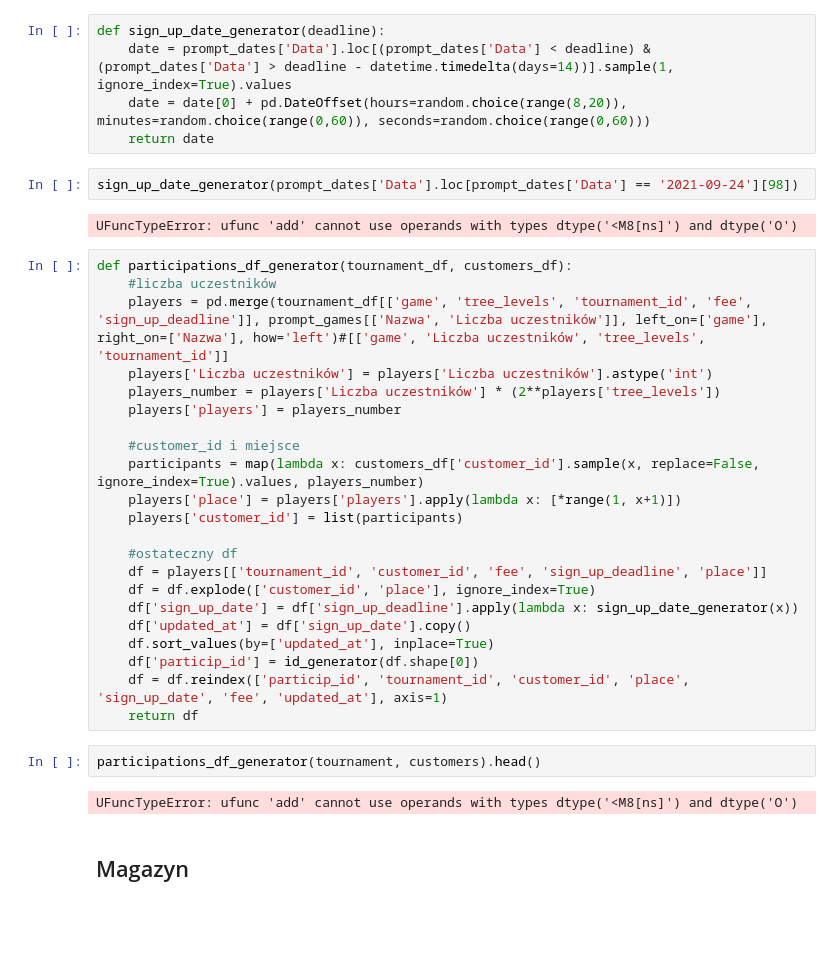
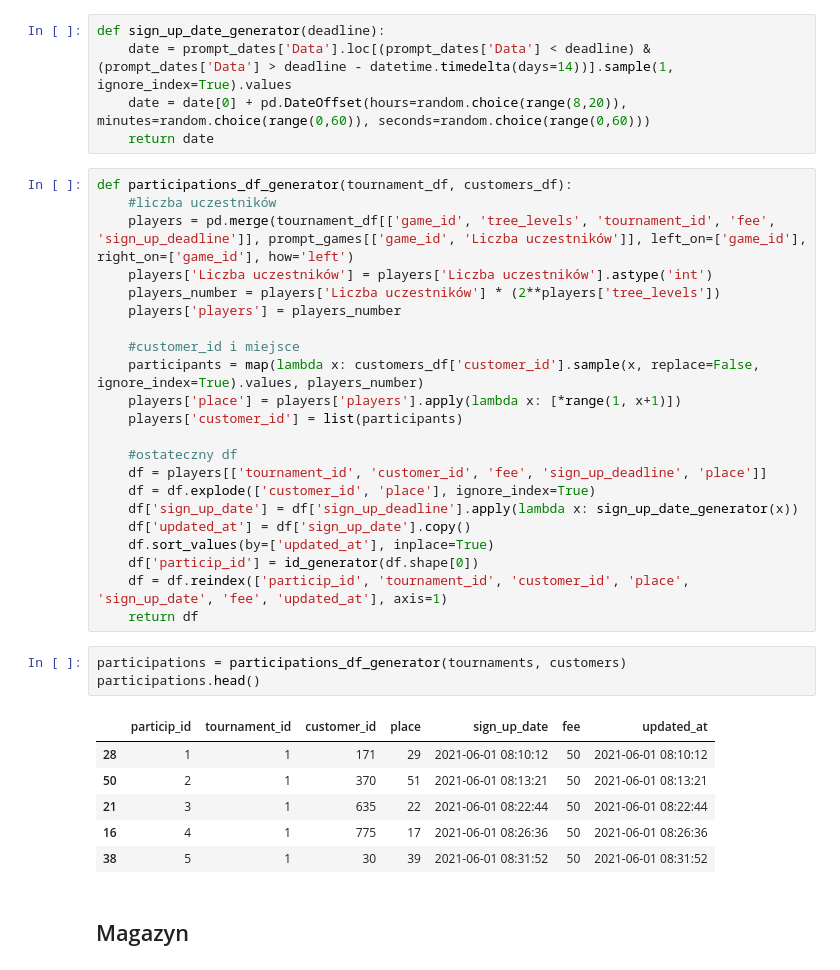
Before and after one commit to o-Mateo-o/geeks-and-dragons-db, a Jupyter notebook: notebooks/attempts/gen.ipynb, the cells around one changed output. Saved outputs shown, nothing was run; the diff lists cells and outputs as text; blank space fills up the shorter version.

```diff
--- a/notebooks/attempts/gen.ipynb
+++ b/notebooks/attempts/gen.ipynb
@@ -661,14 +645,10 @@ def sign_up_date_generator(deadline):
     date = prompt_dates['Data'].loc[(prompt_dates['Data'] < deadline) & (prompt_dates['Data'] > deadline - datetime.timedelta(days=14))].sample(1, ignore_index=True).values
     date = date[0] + pd.DateOffset(hours=random.choice(range(8,20)), minutes=random.choice(range(0,60)), seconds=random.choice(range(0,60)))
     return date
-# %%
-sign_up_date_generator(prompt_dates['Data'].loc[prompt_dates['Data'] == '2021-09-24'][98])
-# %% [output]
-UFuncTypeError: ufunc 'add' cannot use operands with types dtype('<M8[ns]') and dtype('O')
 # %%
 def participations_df_generator(tournament_df, customers_df):
     #liczba uczestników
-    players = pd.merge(tournament_df[['game', 'tree_levels', 'tournament_id', 'fee', 'sign_up_deadline']], prompt_games[['Nazwa', 'Liczba uczestników']], left_on=['game'], right_on=['Nazwa'], how='left')#[['game', 'Liczba uczestników', 'tree_levels', 'tournament_id']]
+    players = pd.merge(tournament_df[['game_id', 'tree_levels', 'tournament_id', 'fee', 'sign_up_deadline']], prompt_games[['game_id', 'Liczba uczestników']], left_on=['game_id'], right_on=['game_id'], how='left')
     players['Liczba uczestników'] = players['Liczba uczestników'].astype('int')
     players_number = players['Liczba uczestników'] * (2**players['tree_levels'])
     players['players'] = players_number
@@ -688,9 +668,15 @@ def participations_df_generator(tournament_df, customers_df):
     df = df.reindex(['particip_id', 'tournament_id', 'customer_id', 'place', 'sign_up_date', 'fee', 'updated_at'], axis=1)
     return df
 # %%
-participations_df_generator(tournament, customers).head()
+participations = participations_df_generator(tournaments, customers)
+participations.head()
 # %% [output]
-UFuncTypeError: ufunc 'add' cannot use operands with types dtype('<M8[ns]') and dtype('O')
+|  | particip_id | tournament_id | customer_id | place | sign_up_date | fee | updated_at |
+| 28 | 1 | 1 | 171 | 29 | 2021-06-01 08:10:12 | 50 | 2021-06-01 08:10:12 |
+| 50 | 2 | 1 | 370 | 51 | 2021-06-01 08:13:21 | 50 | 2021-06-01 08:13:21 |
+| 21 | 3 | 1 | 635 | 22 | 2021-06-01 08:22:44 | 50 | 2021-06-01 08:22:44 |
+| 16 | 4 | 1 | 775 | 17 | 2021-06-01 08:26:36 | 50 | 2021-06-01 08:26:36 |
+| 38 | 5 | 1 | 30 | 39 | 2021-06-01 08:31:52 | 50 | 2021-06-01 08:31:52 |
 # %% [markdown]
 ## Magazyn
 # %%
```
Also changed, not shown: parts of 21 cells of this notebook.
